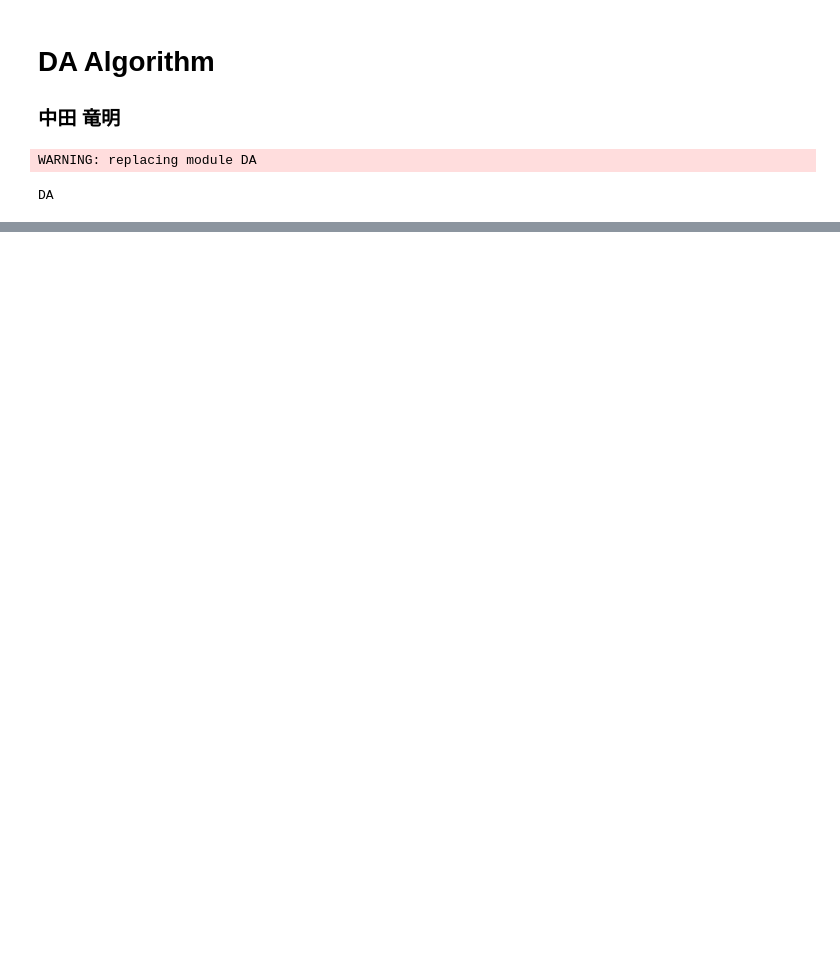
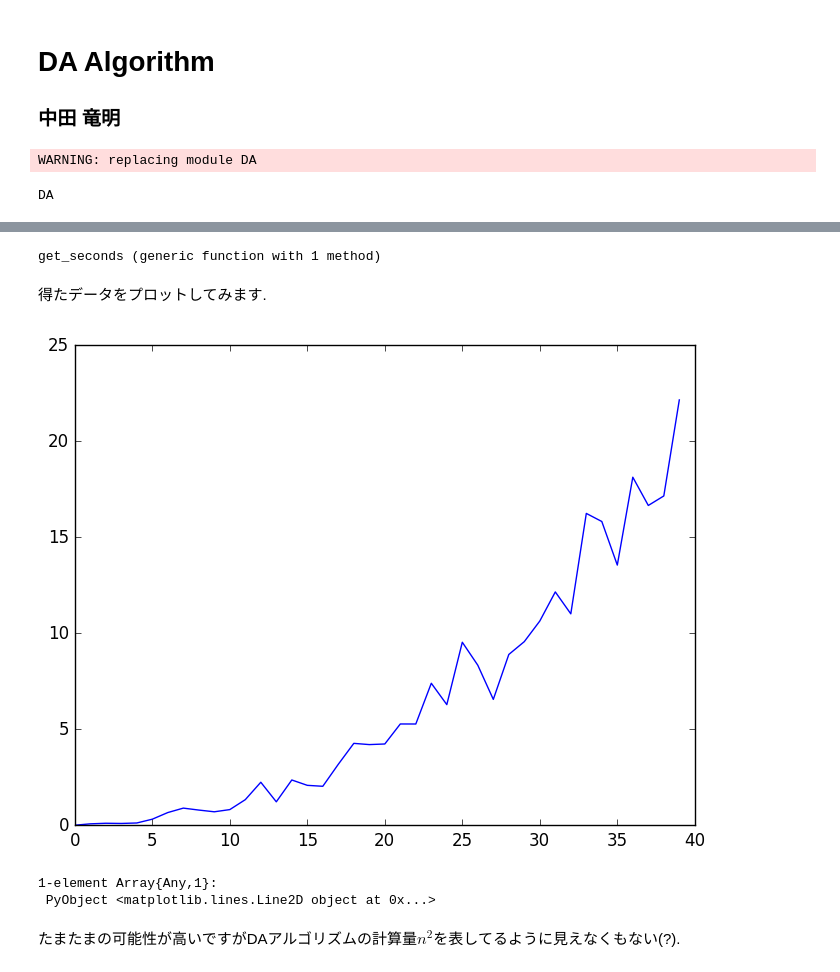
Before and after one commit to nswa17/DA.jl, a Jupyter notebook: DA.ipynb, the cells around one changed output, grey strips where cells are left out. Drawn from its saved outputs; the diff is of its cells as text; code cells hidden in the pictures; blank space fills up the shorter version.

```diff
--- a/DA.ipynb
+++ b/DA.ipynb
@@ -157,0 +303,59 @@ Profile.print()
+# %%
+k1 = "0.011899 seconds (103.06 k allocations: 8.035 MB, 00.00% gc time)
+  0.083926 seconds (182.12 k allocations: 20.961 MB, 39.56% gc time)
+  0.113720 seconds (418.18 k allocations: 66.339 MB, 16.08% gc time)
+  0.103693 seconds (538.24 k allocations: 111.943 MB, 26.02% gc time)
+  0.128383 seconds (620.30 k allocations: 159.249 MB, 32.59% gc time)
+  0.325656 seconds (1.19 M allocations: 306.161 MB, 23.99% gc time)
+  0.671633 seconds (2.13 M allocations: 654.740 MB, 27.45% gc time)
+  0.902362 seconds (1.79 M allocations: 596.322 MB, 30.71% gc time)
+  0.801129 seconds (1.78 M allocations: 673.842 MB, 30.50% gc time)
+  0.710953 seconds (2.20 M allocations: 925.490 MB, 21.54% gc time)
+  0.825715 seconds (1.82 M allocations: 844.977 MB, 30.03% gc time)
+  1.343493 seconds (2.82 M allocations: 1.380 GB, 31.91% gc time)
+  2.250089 seconds (3.85 M allocations: 1.945 GB, 27.91% gc time)
+  1.230811 seconds (2.76 M allocations: 1.546 GB, 33.10% gc time)
+  2.367770 seconds (4.81 M allocations: 2.835 GB, 29.05% gc time)
+  2.088936 seconds (4.37 M allocations: 2.635 GB, 30.92% gc time)
+  2.039183 seconds (4.00 M allocations: 2.630 GB, 31.90% gc time)
+  3.186127 seconds (5.55 M allocations: 4.038 GB, 33.19% gc time)
+  4.275009 seconds (6.60 M allocations: 4.794 GB, 31.94% gc time)
+  4.211150 seconds (6.72 M allocations: 5.401 GB, 33.72% gc time)
+  4.242559 seconds (5.98 M allocations: 4.833 GB, 33.34% gc time)
+  5.284978 seconds (7.21 M allocations: 6.542 GB, 34.47% gc time)
+  5.283381 seconds (6.67 M allocations: 6.170 GB, 35.90% gc time)
+  7.405871 seconds (10.34 M allocations: 9.225 GB, 31.24% gc time)
+  6.292878 seconds (8.67 M allocations: 8.140 GB, 27.91% gc time)
+  9.541288 seconds (12.81 M allocations: 12.578 GB, 28.33% gc time)
+  8.344608 seconds (9.87 M allocations: 10.008 GB, 26.33% gc time)
+  6.565481 seconds (8.74 M allocations: 9.239 GB, 27.38% gc time)
+  8.904874 seconds (11.61 M allocations: 12.770 GB, 27.77% gc time)
+  9.573885 seconds (11.42 M allocations: 12.707 GB, 25.14% gc time)
+ 10.647101 seconds (12.04 M allocations: 14.096 GB, 27.95% gc time)
+ 12.162440 seconds (13.48 M allocations: 16.327 GB, 27.73% gc time)
+ 11.021183 seconds (11.44 M allocations: 13.809 GB, 23.92% gc time)
+ 16.251917 seconds (17.36 M allocations: 22.070 GB, 26.10% gc time)
+ 15.830296 seconds (14.39 M allocations: 18.789 GB, 23.84% gc time)
+ 13.560879 seconds (12.61 M allocations: 16.999 GB, 24.38% gc time)
+ 18.137202 seconds (17.44 M allocations: 23.547 GB, 22.36% gc time)
+ 16.665950 seconds (15.73 M allocations: 21.845 GB, 23.12% gc time)
+ 17.161361 seconds (16.75 M allocations: 24.060 GB, 23.38% gc time)
+ 22.162160 seconds (20.61 M allocations: 30.251 GB, 22.94% gc time)"
+
+function get_seconds(s::AbstractString)
+    return matchall(r"\d+\.\d{6}", s)
+end
+# %% [output]
+get_seconds (generic function with 1 method)
+# %% [markdown]
+得たデータをプロットしてみます.
+# %%
+using PyPlot
+
+plot(get_seconds(k1))
+# %% [output]
+[figure, added]
+1-element Array{Any,1}:
+ PyObject <matplotlib.lines.Line2D object at 0x...>
+# %% [markdown]
+たまたまの可能性が高いですがDAアルゴリズムの計算量$n^2$を表してるように見えなくもない(?).
```
Also changed, not shown: parts of 41 cells of this notebook, 3 other files.
